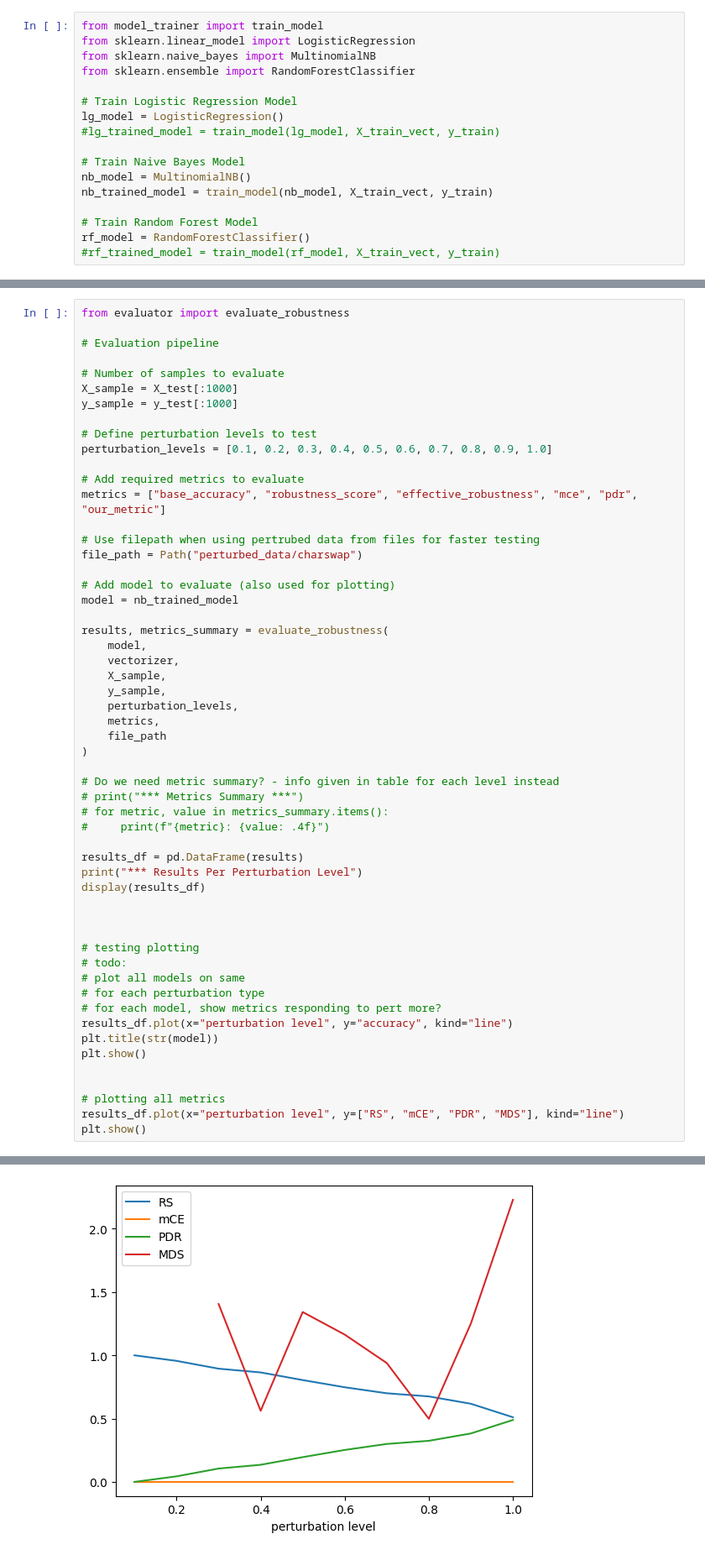
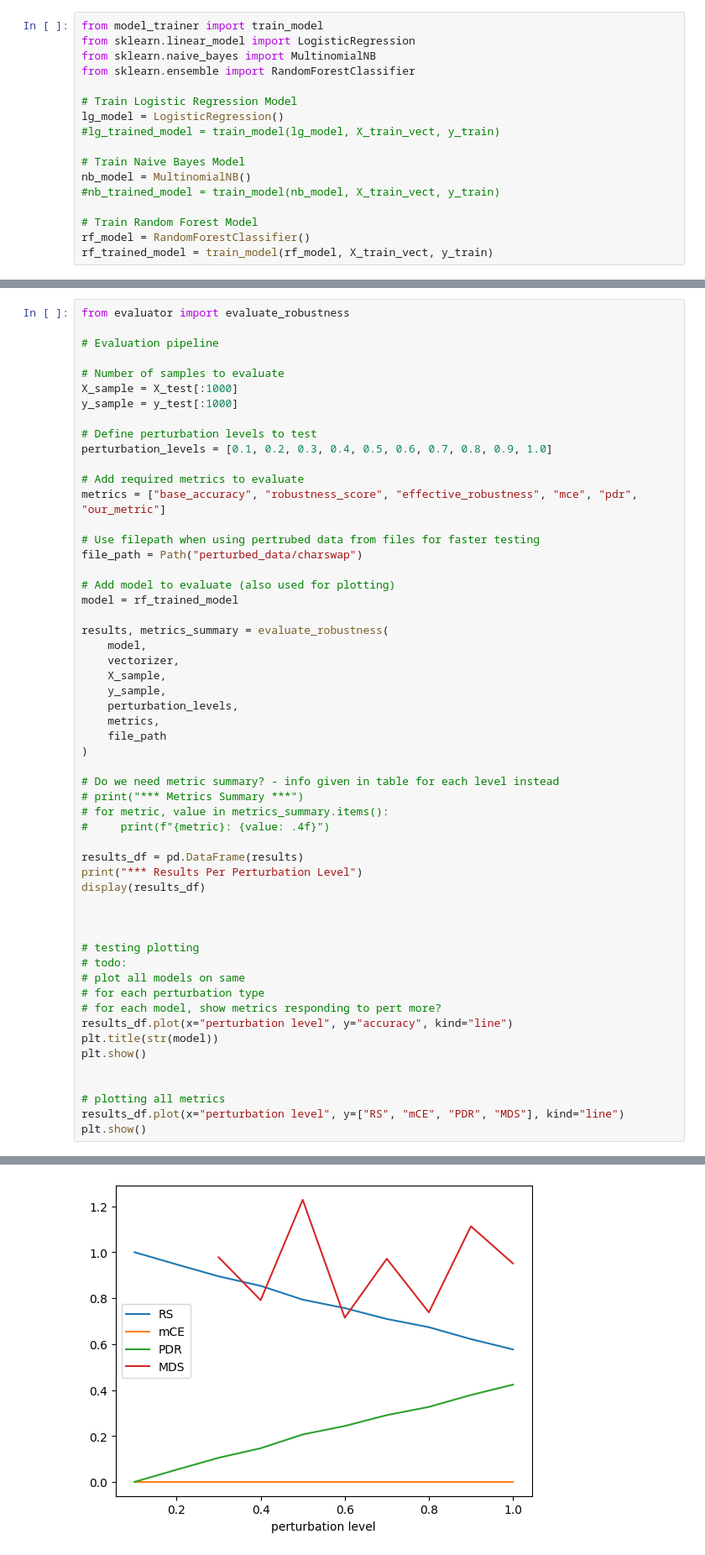
Before and after one commit to wannman/ml-robustness-monitoring-tool, a Jupyter notebook: notebooks/main.ipynb, the cells around one changed output, grey strips where cells are left out. Shown: that part at 84% size. Cells and saved outputs as stored; diff of their text form.

```diff
--- a/notebooks/main.ipynb
+++ b/notebooks/main.ipynb
@@ -49,11 +49,11 @@ lg_model = LogisticRegression()
 
 # Train Naive Bayes Model
 nb_model = MultinomialNB()
-nb_trained_model = train_model(nb_model, X_train_vect, y_train)
+#nb_trained_model = train_model(nb_model, X_train_vect, y_train)
 
 # Train Random Forest Model
 rf_model = RandomForestClassifier()
-#rf_trained_model = train_model(rf_model, X_train_vect, y_train)
+rf_trained_model = train_model(rf_model, X_train_vect, y_train)
 # %%
 # from perturbation import apply_perturbation
 
@@ -86,7 +86,7 @@ metrics = ["base_accuracy", "robustness_score", "effective_robustness", "mce", "
 file_path = Path("perturbed_data/charswap")
 
 # Add model to evaluate (also used for plotting)
-model = nb_trained_model
+model = rf_trained_model
 
 results, metrics_summary = evaluate_robustness(
     model,
@@ -139 +139 @@ plt.show()
-[figure, old version]
+[figure, new version]
```
Also changed, not shown: parts of 1 cell of this notebook, 9 other files.
